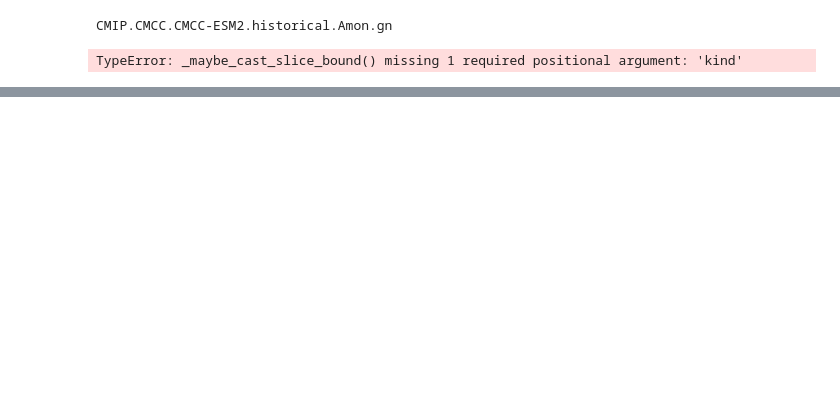
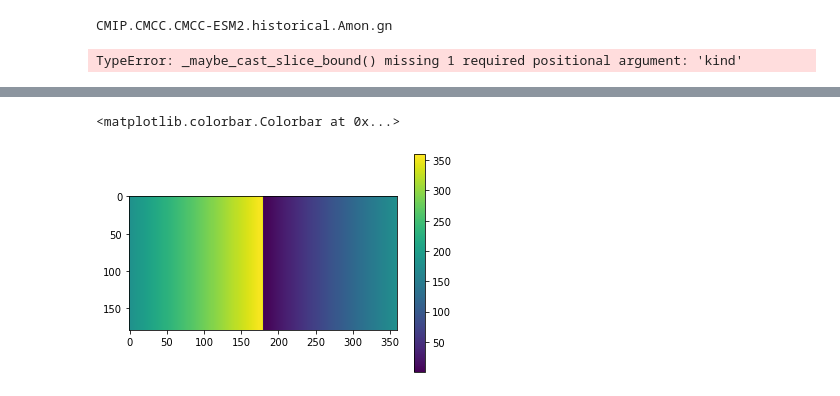
Before and after one commit to sdat2/seager19, a Jupyter notebook: catalog.ipynb, the cells around one changed output, grey strips where cells are left out. Cells and saved outputs as stored; diff of their text form; code cells hidden in the pictures; blank space fills up the shorter version.

```diff
--- a/catalog.ipynb
+++ b/catalog.ipynb
@@ -211,0 +214,16 @@ TypeError: _maybe_cast_slice_bound() missing 1 required positional argument: 'ki
+# %%
+import matplotlib.pyplot as plt
+from src.data_loading.pangeo import SCENARIOS
+for scenario in SCENARIOS:
+    da = _scenario_nino34(scenario=scenario) - 273.15
+    da = da.where(da>20)
+    da.attrs["units"] = r"$^{\circ}$C"
+    da.attrs["long_name"] = "NINO3.4 sea temperature"
+    da.plot.line(hue="member", color="grey", linewidth=0.2)
+    da = da.mean("member")
+    da.attrs["units"] = r"$^{\circ}$C"
+    da.attrs["long_name"] = "NINO3.4 sea temperature"
+    da.plot.line(hue="member", color="black")
+    plt.title(scenario)
+    plt.gca().get_legend().remove()
+    plt.show()
@@ -211,0 +237,6 @@ TypeError: _maybe_cast_slice_bound() missing 1 required positional argument: 'ki
+# %%
+plt.imshow(da.assign_coords({"lon": (da.lon % 360)}).lon.values)
+plt.colorbar()
+# %% [output]
+<matplotlib.colorbar.Colorbar at 0x...>
+[figure, added]
```
Also changed, not shown: parts of 8 cells of this notebook, 2 other files.
